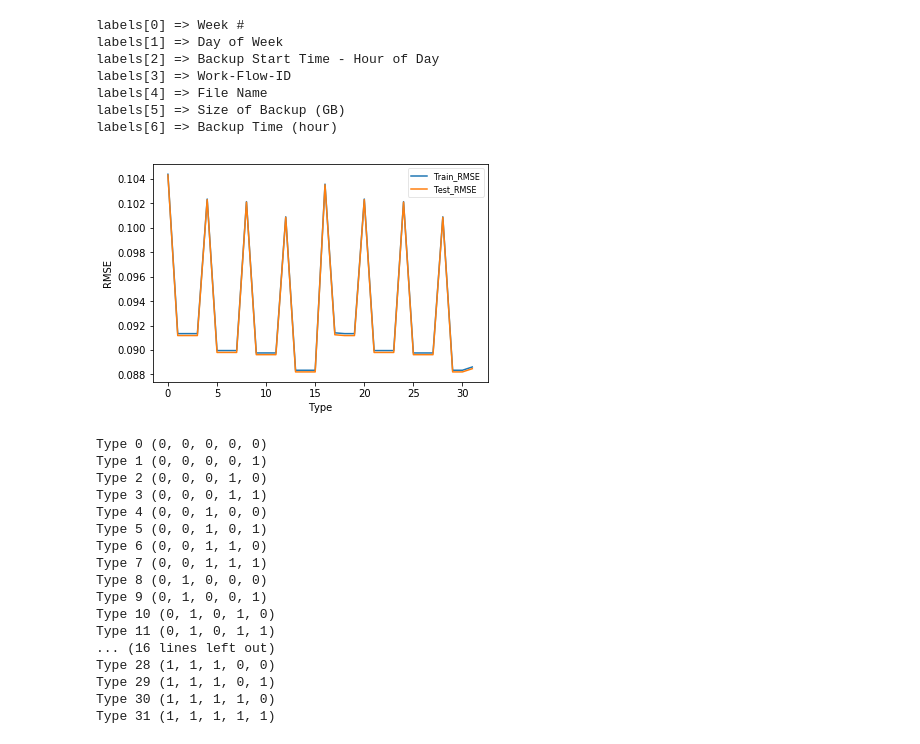
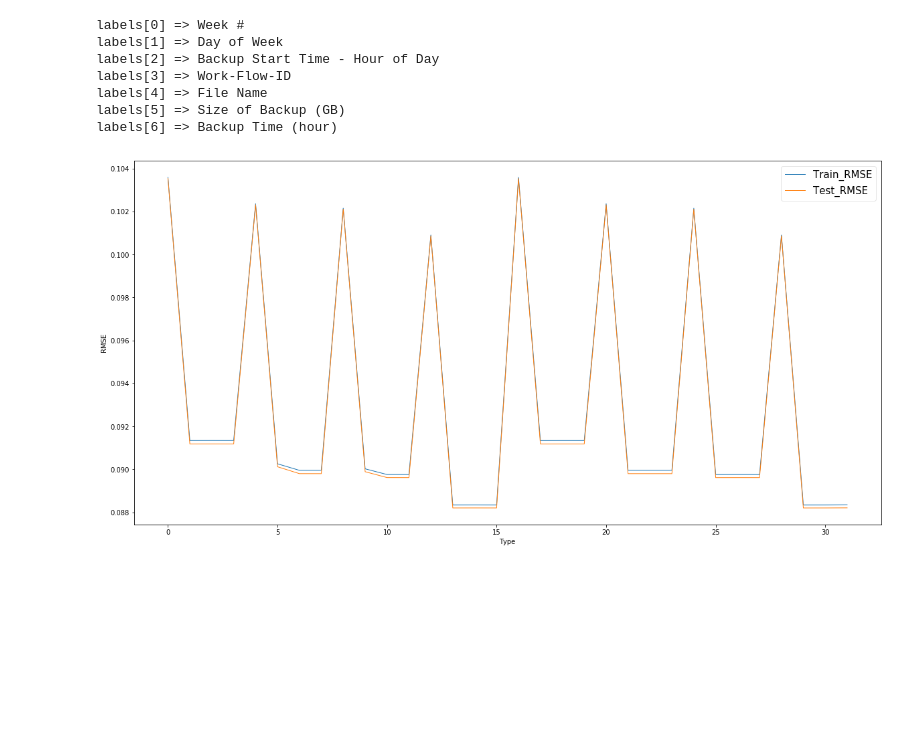
Before and after one commit to HonglanHuang/ee219, a Jupyter notebook: project4/codes/Part 2a.ipynb, the cells around one changed output. Cells and saved outputs as stored; diff of their text form; code cells hidden in the pictures; blank space fills up the shorter version.

```diff
--- a/project4/codes/Part 2a.ipynb
+++ b/project4/codes/Part 2a.ipynb
@@ -289,37 +284,24 @@ Test_RMSE_set = []
 for data in Data_set:
     sample = data.copy()
     target = data.pop('Size of Backup (GB)')
-    Lin_reg = LinearRegression(fit_intercept = False)
+    Lin_reg = LinearRegression()
     Lin_reg.fit(data,target)
     Train_RMSE, Test_RMSE = CaculateTrainandTestRSME(sample)
     Train_RMSE_set.append(Train_RMSE)
     Test_RMSE_set.append(Test_RMSE)
-
-plt.plot(range(32), Train_RMSE_set, label = "Train_RMSE")
-plt.plot(range(32), Test_RMSE_set, label = "Test_RMSE")
-plt.xlabel('Type')
-plt.ylabel('RMSE')
-plt.legend(loc = 1, fancybox = True, framealpha = 0.5, prop = {'size': 8})
-plt.show()
-
-for i in range(len(Lsts)):
-    print 'Type',str(i),Lsts[i]
-# %% [output]
-[figure, removed]
-Type 0 (0, 0, 0, 0, 0)
-Type 1 (0, 0, 0, 0, 1)
-Type 2 (0, 0, 0, 1, 0)
-Type 3 (0, 0, 0, 1, 1)
-Type 4 (0, 0, 1, 0, 0)
-Type 5 (0, 0, 1, 0, 1)
-Type 6 (0, 0, 1, 1, 0)
-Type 7 (0, 0, 1, 1, 1)
-Type 8 (0, 1, 0, 0, 0)
-Type 9 (0, 1, 0, 0, 1)
-Type 10 (0, 1, 0, 1, 0)
-Type 11 (0, 1, 0, 1, 1)
-... (16 lines left out)
-Type 28 (1, 1, 1, 0, 0)
-Type 29 (1, 1, 1, 0, 1)
-Type 30 (1, 1, 1, 1, 0)
-Type 31 (1, 1, 1, 1, 1)
+# %%
+def Plot32Model(train_RMSE_set,test_RMSE_set):
+    plt.figure(figsize = (20,10))
+    plt.plot(range(32), train_RMSE_set, label = "Train_RMSE", linewidth = 1)
+    plt.plot(range(32), test_RMSE_set, label = "Test_RMSE", linewidth = 1)
+    plt.xlabel('Type')
+    plt.ylabel('RMSE')
+    plt.legend(loc = 1, fancybox = True, framealpha = 0.5, prop = {'size': 15})
+    plt.show()
+
+#     for i in range(len(Lsts)):
+#         print 'Type',str(i),Lsts[i]
+
+Plot32Model(Train_RMSE_set,Test_RMSE_set)
+# %% [output]
+[figure, added]
```
Also changed, not shown: parts of 4 cells of this notebook.
